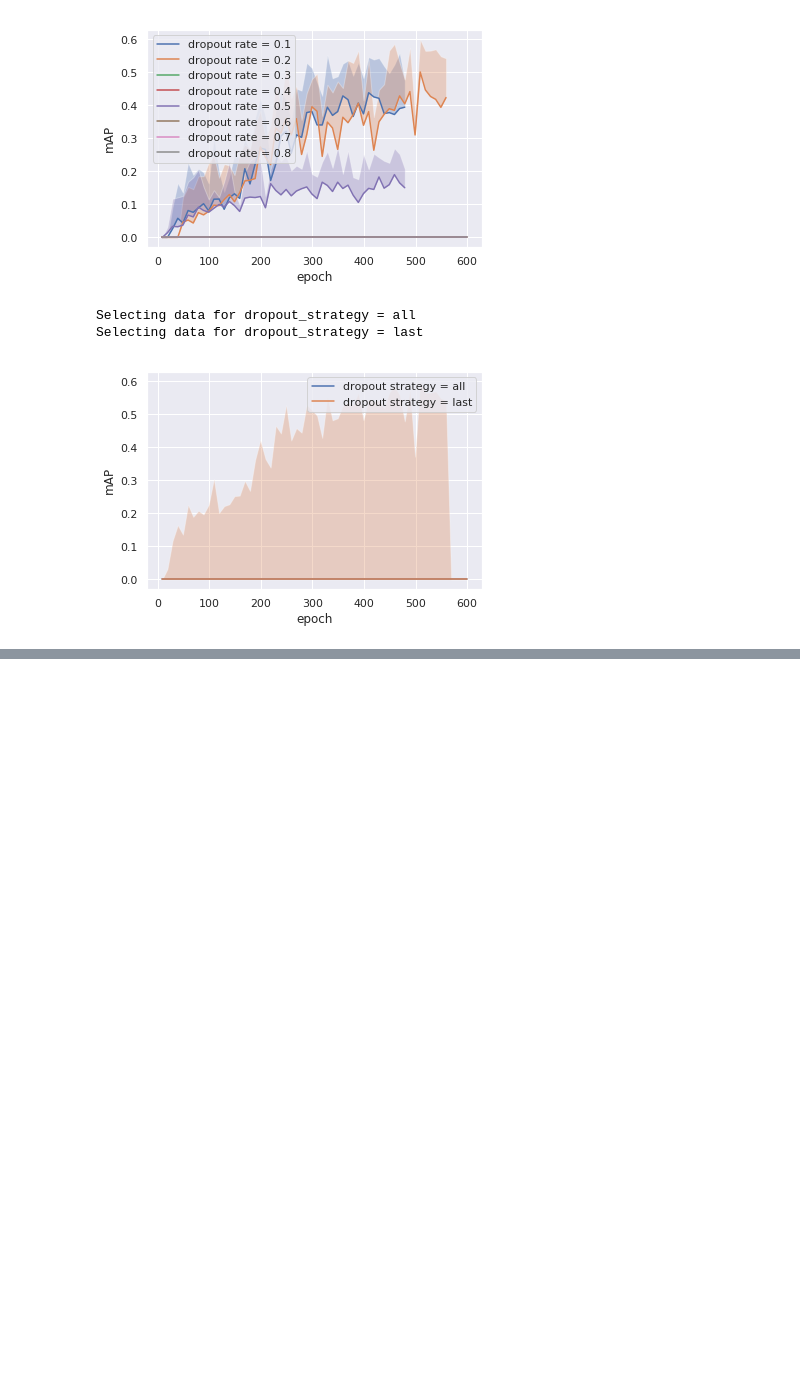
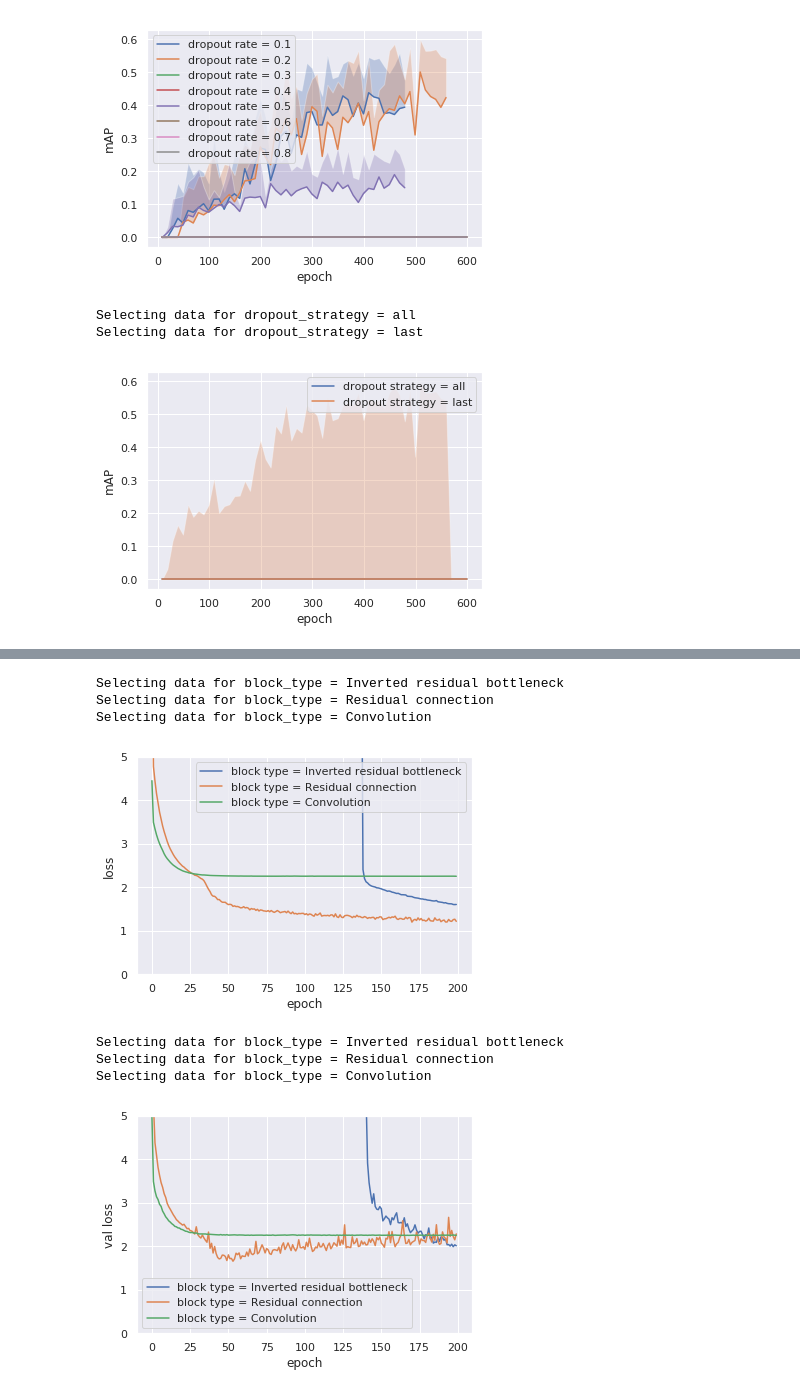
Before and after one commit to anliec/keras-cv, a Jupyter notebook: graphs_epochs.ipynb, the cells around one changed output, grey strips where cells are left out. Drawn from its saved outputs; the diff is of its cells as text; code cells hidden in the pictures; blank space fills up the shorter version.

```diff
--- a/graphs_epochs.ipynb
+++ b/graphs_epochs.ipynb
@@ -171,0 +215,14 @@ Selecting data for dropout_strategy = last
+# %%
+generate_plot(con, "epoch", "loss", "block_type", {"layers_filters": ["8,8,16,16"]},
+              y_lim=(0,5))
+generate_plot(con, "epoch", "val_loss", "block_type", {"layers_filters": ["8,8,16,16"]},
+              y_lim=(0,5))
+# %% [output]
+Selecting data for block_type = Inverted residual bottleneck
+Selecting data for block_type = Residual connection
+Selecting data for block_type = Convolution
+[figure, added]
+Selecting data for block_type = Inverted residual bottleneck
+Selecting data for block_type = Residual connection
+Selecting data for block_type = Convolution
+[figure, added]
```
Also changed, not shown: parts of 4 cells of this notebook, 2 other files.
